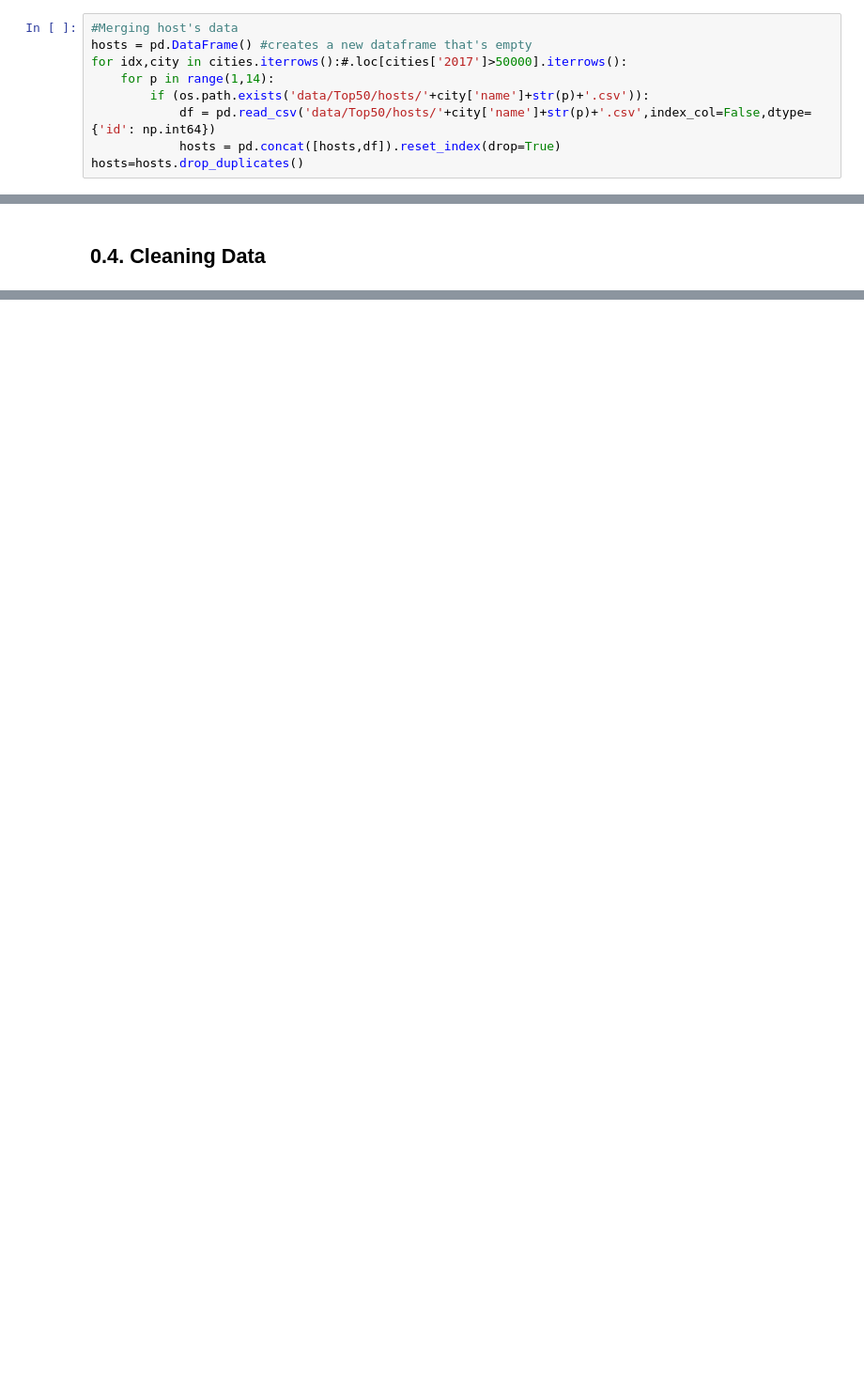
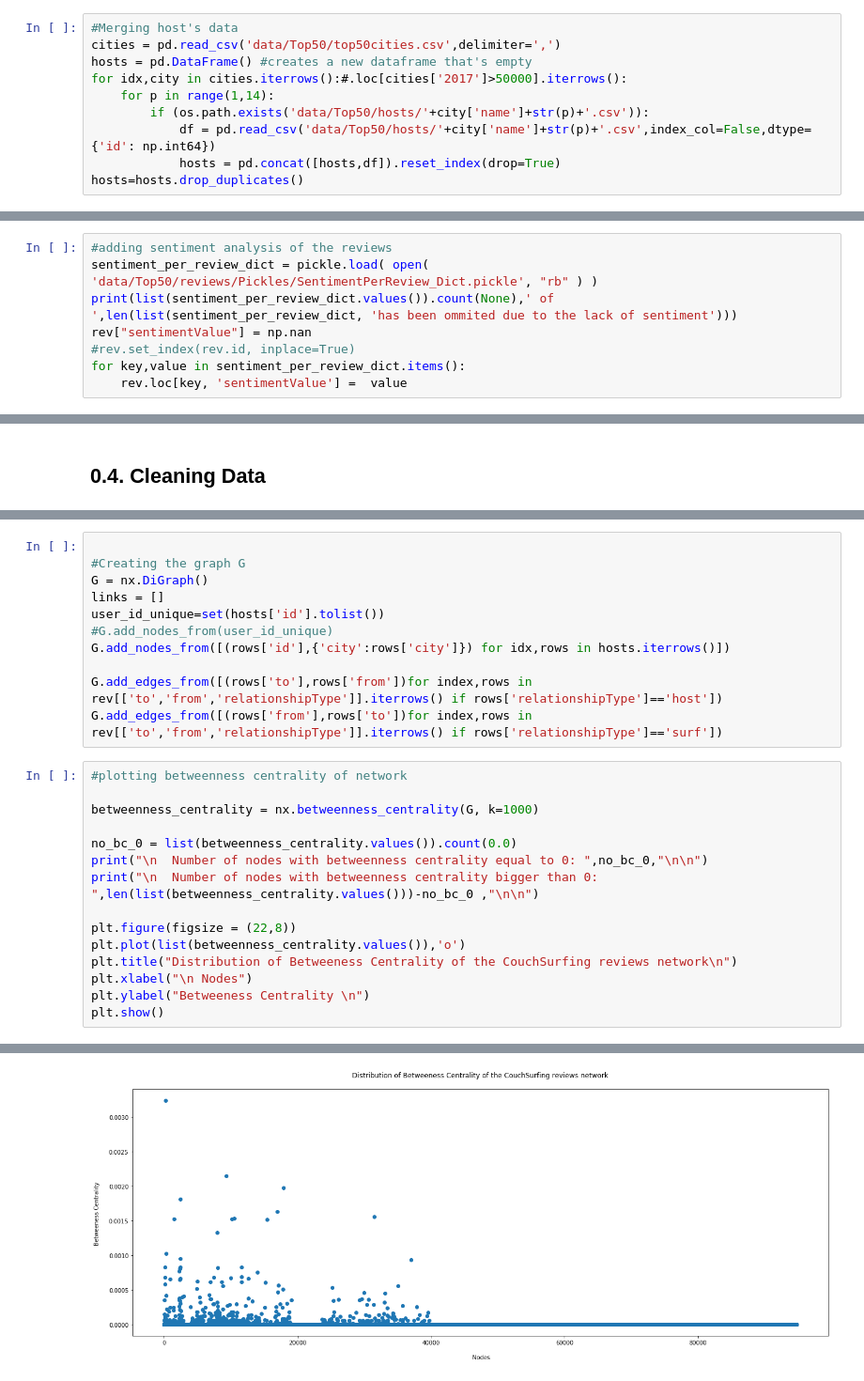
Before and after one commit to eikekutz/SocialGraphFinalProject, a Jupyter notebook: project_assignmentB.ipynb, the cells around one changed output, grey strips where cells are left out. Shown at 94% size. Saved outputs shown, nothing was run; the diff lists cells and outputs as text; blank space fills up the shorter version.

Commit message:
chnages in merge data: building network with sentValues

```diff
--- a/project_assignmentB.ipynb
+++ b/project_assignmentB.ipynb
@@ -230,6 +237,7 @@ for idx,city in cities.iterrows():#.loc[cities['2017']>50000].iterrows():
 ## 0.2. Data Merging
 # %%
 #Merging host's data
+cities = pd.read_csv('data/Top50/top50cities.csv',delimiter=',')
 hosts = pd.DataFrame() #creates a new dataframe that's empty
 for idx,city in cities.iterrows():#.loc[cities['2017']>50000].iterrows():
     for p in range(1,14):
@@ -245,3 +253,11 @@ for idx,city in cities.iterrows():#.loc[cities['2017']>50000].iterrows():
         df = pd.read_csv('data/Top50/reviews/'+city['name']+'Rev.csv',index_col=False)
         rev = pd.concat([rev,df]).reset_index(drop=True)
 rev=rev.drop_duplicates()
+# %%
+#adding sentiment analysis of the reviews
+sentiment_per_review_dict = pickle.load( open( 'data/Top50/reviews/Pickles/SentimentPerReview_Dict.pickle', "rb" ) )
+print(list(sentiment_per_review_dict.values()).count(None),' of ',len(list(sentiment_per_review_dict, 'has been ommited due to the lack of sentiment')))
+rev["sentimentValue"] = np.nan
+#rev.set_index(rev.id, inplace=True)
+for key,value in sentiment_per_review_dict.items():
+    rev.loc[key, 'sentimentValue'] =  value
@@ -343,0 +422,27 @@ export_csv = rev.to_csv ('data/reviews_total_geo_x.csv', index = None, header=Tr
+# %%
+
+#Creating the graph G
+G = nx.DiGraph()
+links = []
+user_id_unique=set(hosts['id'].tolist())
+#G.add_nodes_from(user_id_unique)
+G.add_nodes_from([(rows['id'],{'city':rows['city']}) for idx,rows in hosts.iterrows()])
+
+G.add_edges_from([(rows['to'],rows['from'])for index,rows in rev[['to','from','relationshipType']].iterrows() if rows['relationshipType']=='host'])
+G.add_edges_from([(rows['from'],rows['to'])for index,rows in rev[['to','from','relationshipType']].iterrows() if rows['relationshipType']=='surf'])
+# %%
+#plotting betweenness centrality of network
+
+betweenness_centrality = nx.betweenness_centrality(G, k=1000)
+
+no_bc_0 = list(betweenness_centrality.values()).count(0.0)
+print("\n  Number of nodes with betweenness centrality equal to 0: ",no_bc_0,"\n\n")
+print("\n  Number of nodes with betweenness centrality bigger than 0: ",len(list(betweenness_centrality.values()))-no_bc_0 ,"\n\n")
+
+plt.figure(figsize = (22,8))
+plt.plot(list(betweenness_centrality.values()),'o')
+plt.title("Distribution of Betweeness Centrality of the CouchSurfing reviews network\n")
+plt.xlabel("\n Nodes")
+plt.ylabel("Betweeness Centrality \n")
+plt.show()
+# %% [output]
@@ -343,0 +454 @@ export_csv = rev.to_csv ('data/reviews_total_geo_x.csv', index = None, header=Tr
+[figure, added]
```
Also changed, not shown: parts of 14 cells of this notebook.
